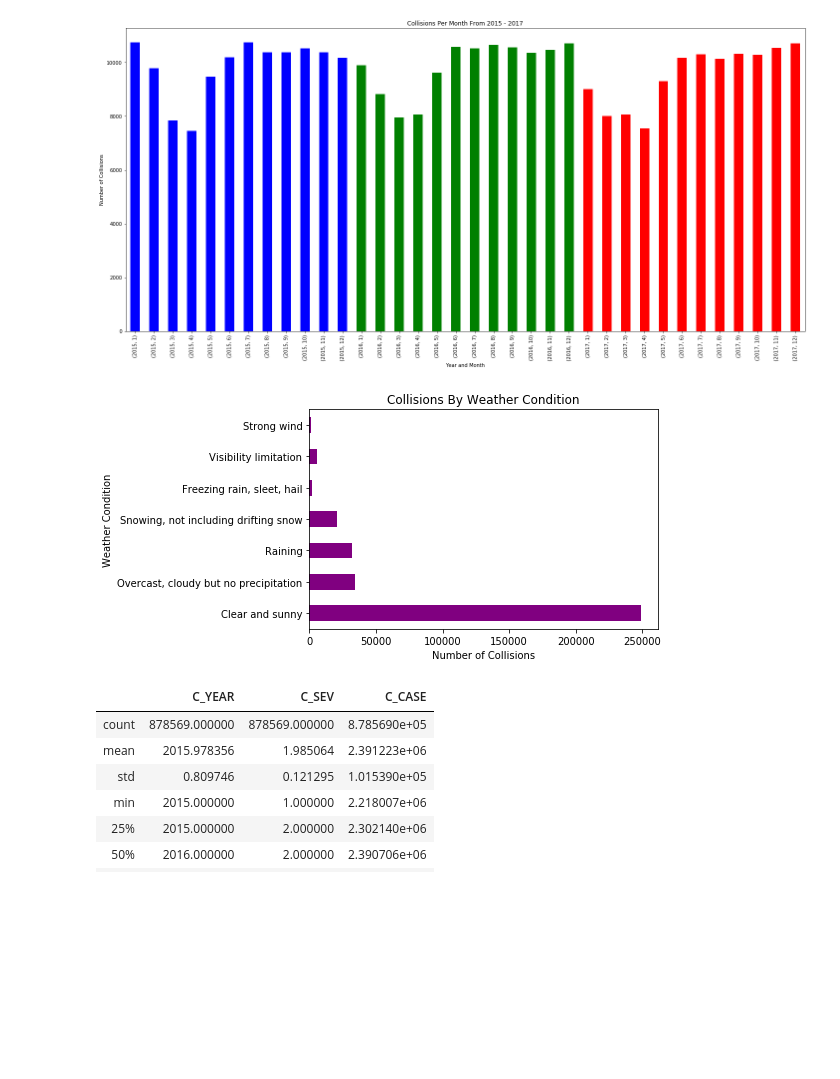
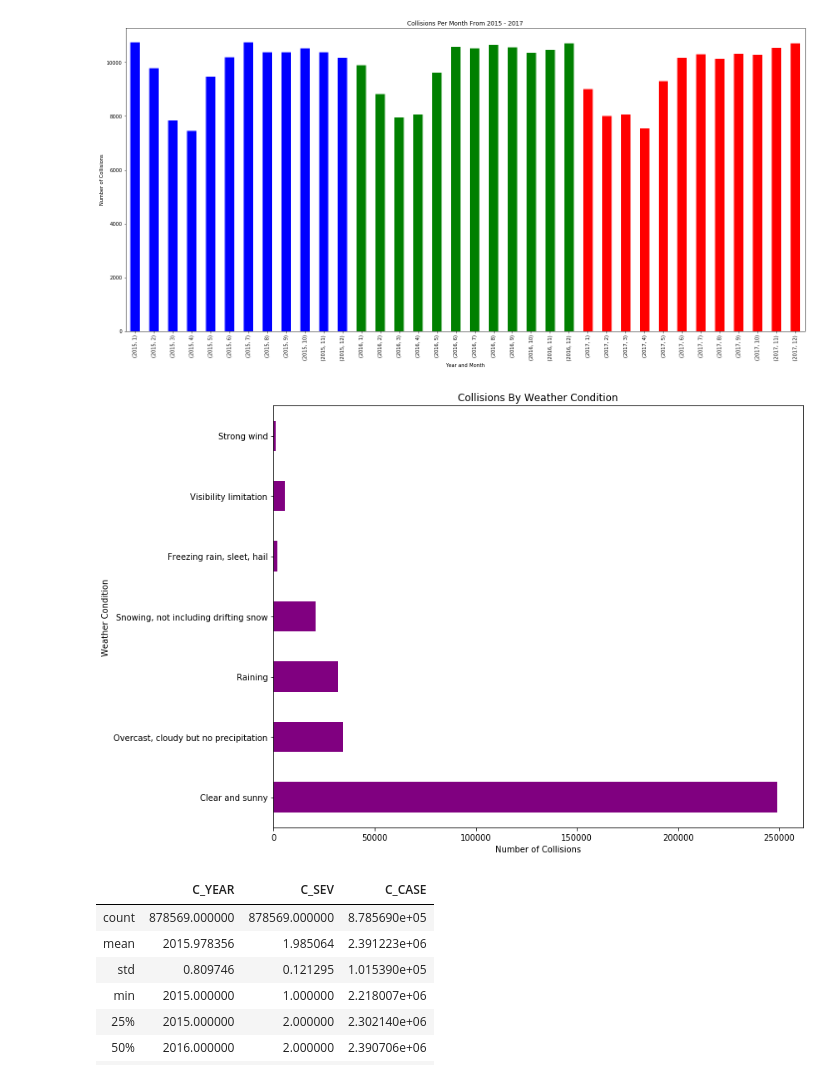
Before and after one commit to frpatel/team5-NCDB, a Jupyter notebook: project1-NCDB.ipynb, the cells around one changed output. Drawn from its saved outputs; the diff is of its cells as text; code cells hidden in the pictures; blank space fills up the shorter version.

Commit message:
Changed graph size

```diff
--- a/project1-NCDB.ipynb
+++ b/project1-NCDB.ipynb
@@ -153,21 +154,21 @@ plt.savefig('Collisions By Year and Month.png')
 df_weather = df_ncdb[(df_ncdb['C_WTHR']!='U') & (df_ncdb['C_WTHR']!='Q')]
 # %%
 # Plot bar graph with number of collisions by weather conditions
-plt.figure(figsize=(8,4))
+plt.figure(figsize=(12,8))
 df_weather.groupby(['C_WTHR']).nunique()['C_CASE'].plot(kind = 'barh', color = 'purple')
 weather_conditions = ['Clear and sunny','Overcast, cloudy but no precipitation','Raining',
                       'Snowing, not including drifting snow','Freezing rain, sleet, hail',
                       'Visibility limitation','Strong wind']
 y_axis= np.arange(len(weather_conditions))
 tick_locations= [value for value in y_axis]
 plt.yticks(tick_locations, weather_conditions)
 plt.title("Collisions By Weather Condition")
 plt.ylabel("Weather Condition")
 plt.xlabel("Number of Collisions")
 plt.tight_layout()
 plt.savefig('Collisions By Weather Conditions.png')
 # %% [output]
-[figure, old version]
+[figure, new version]
 # %%
 # Remove observations of C_RSUR with U & Q
 df_road_surface = df_ncdb[(df_ncdb['C_RSUR']!='U') & (df_ncdb['C_RSUR']!='Q')]
```
Also changed, not shown: parts of 5 cells of this notebook, 6 other files.
